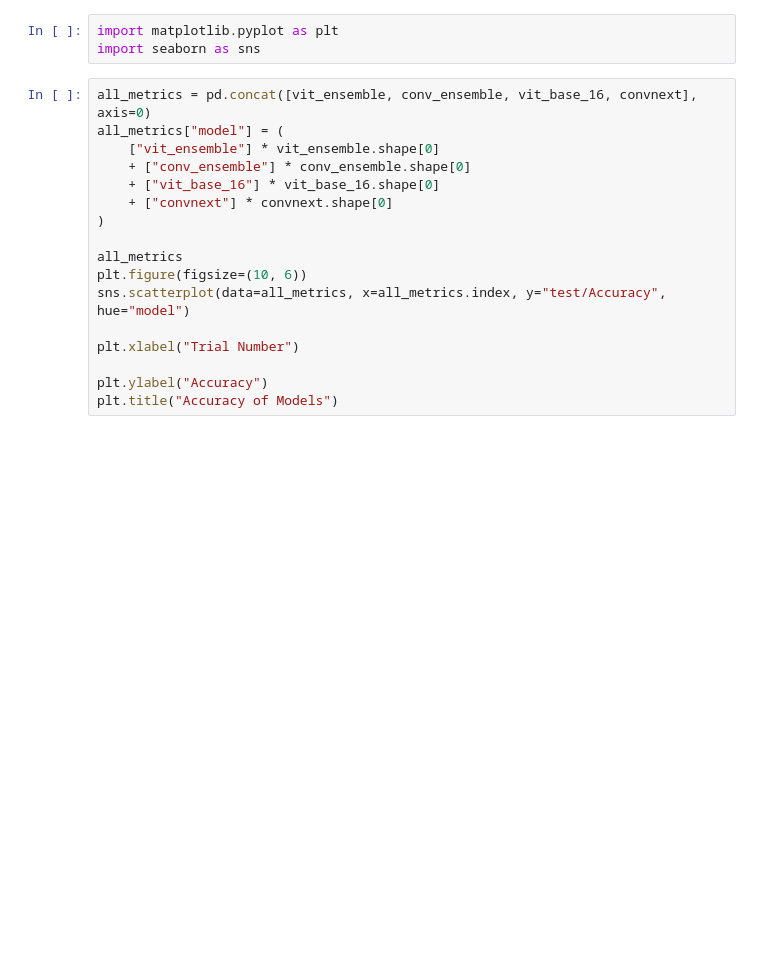
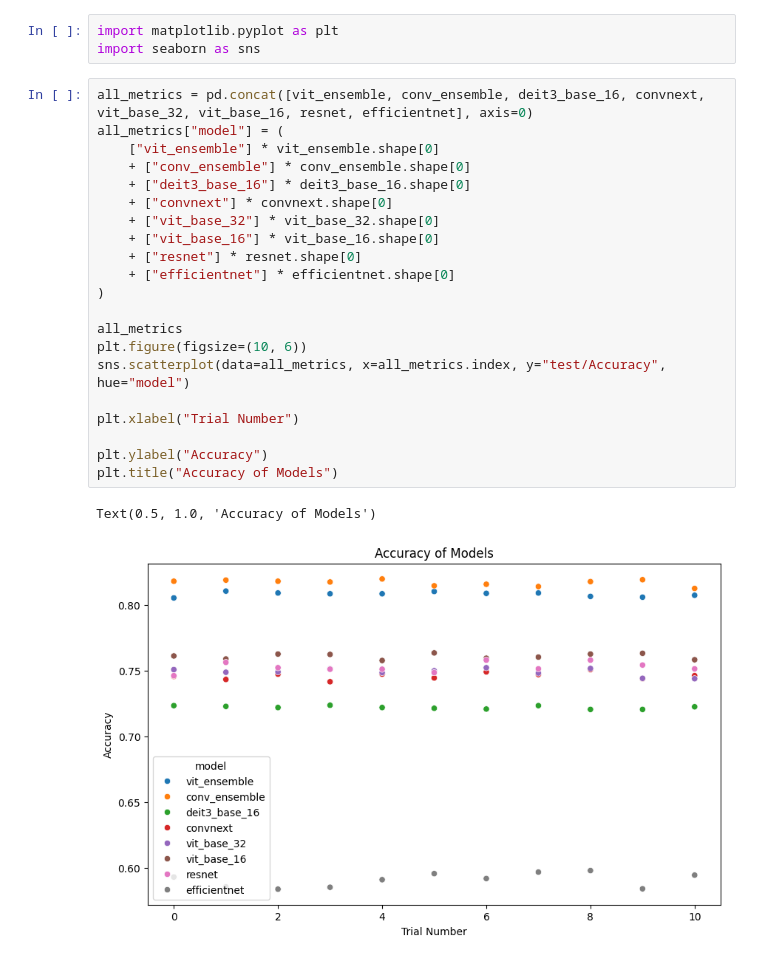
Before and after one commit to Antonio-Tresol/vits_ensemble_cr_leaves, a Jupyter notebook: metrics/metrics_analysis.ipynb, the cells around one changed output. Drawn from its saved outputs; the diff is of its cells as text; blank space fills up the shorter version.

```diff
--- a/metrics/metrics_analysis.ipynb
+++ b/metrics/metrics_analysis.ipynb
@@ -22,22 +67,29 @@ convnext.describe()
 import matplotlib.pyplot as plt
 import seaborn as sns
 # %%
-all_metrics = pd.concat([vit_ensemble, conv_ensemble, vit_base_16, convnext], axis=0)
+all_metrics = pd.concat([vit_ensemble, conv_ensemble, deit3_base_16, convnext, vit_base_32, vit_base_16, resnet, efficientnet], axis=0)
 all_metrics["model"] = (
     ["vit_ensemble"] * vit_ensemble.shape[0]
     + ["conv_ensemble"] * conv_ensemble.shape[0]
+    + ["deit3_base_16"] * deit3_base_16.shape[0]
+    + ["convnext"] * convnext.shape[0]
+    + ["vit_base_32"] * vit_base_32.shape[0]
     + ["vit_base_16"] * vit_base_16.shape[0]
-    + ["convnext"] * convnext.shape[0]
+    + ["resnet"] * resnet.shape[0]
+    + ["efficientnet"] * efficientnet.shape[0]
 )
 
 all_metrics
 plt.figure(figsize=(10, 6))
 sns.scatterplot(data=all_metrics, x=all_metrics.index, y="test/Accuracy", hue="model")
 
 plt.xlabel("Trial Number")
 
 plt.ylabel("Accuracy")
 plt.title("Accuracy of Models")
+# %% [output]
+Text(0.5, 1.0, 'Accuracy of Models')
+[figure, added]
 # %%
 plt.figure(figsize=(10, 6))
 sns.scatterplot(
```
Also changed, not shown: parts of 13 cells of this notebook.
